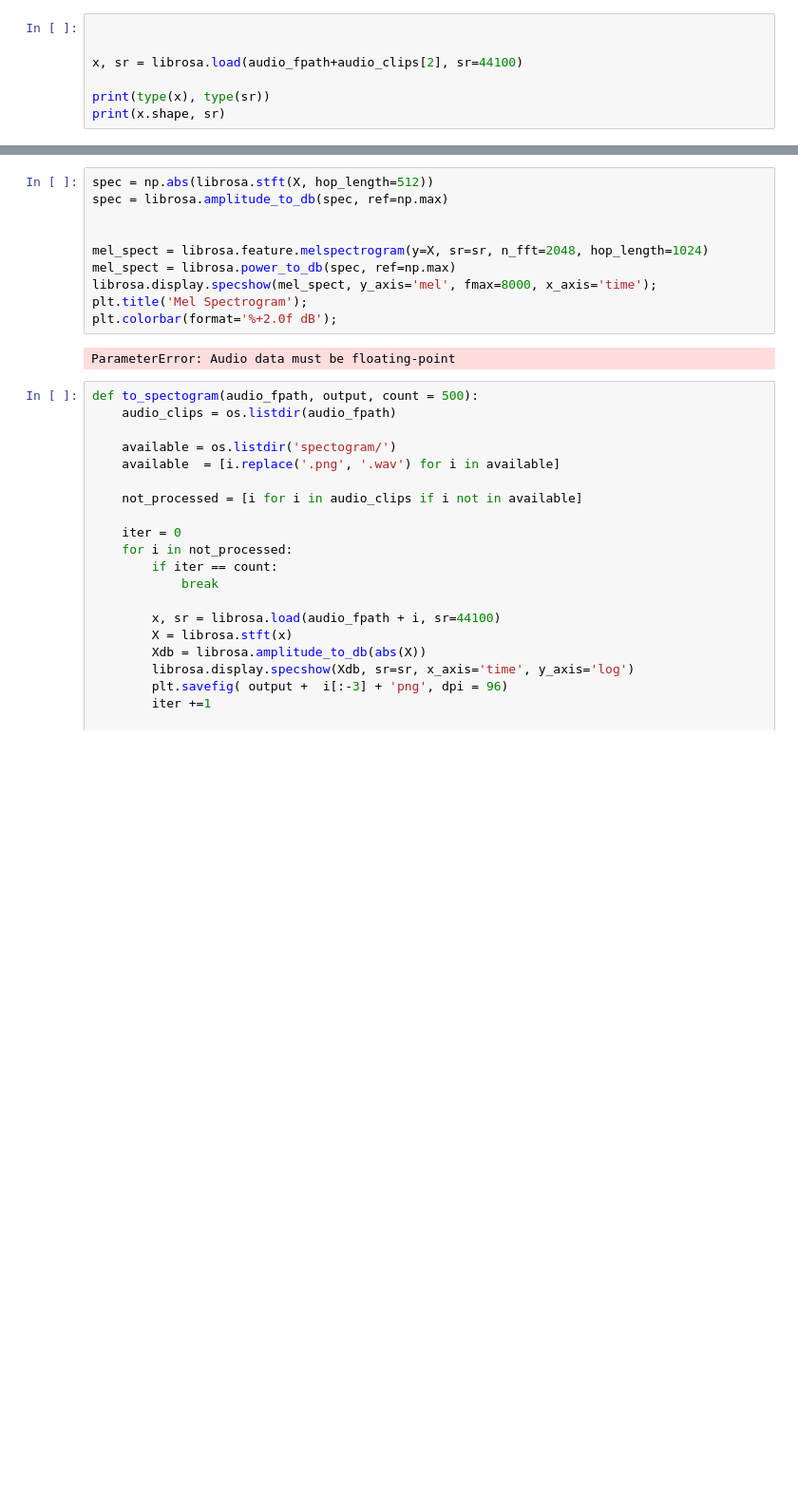
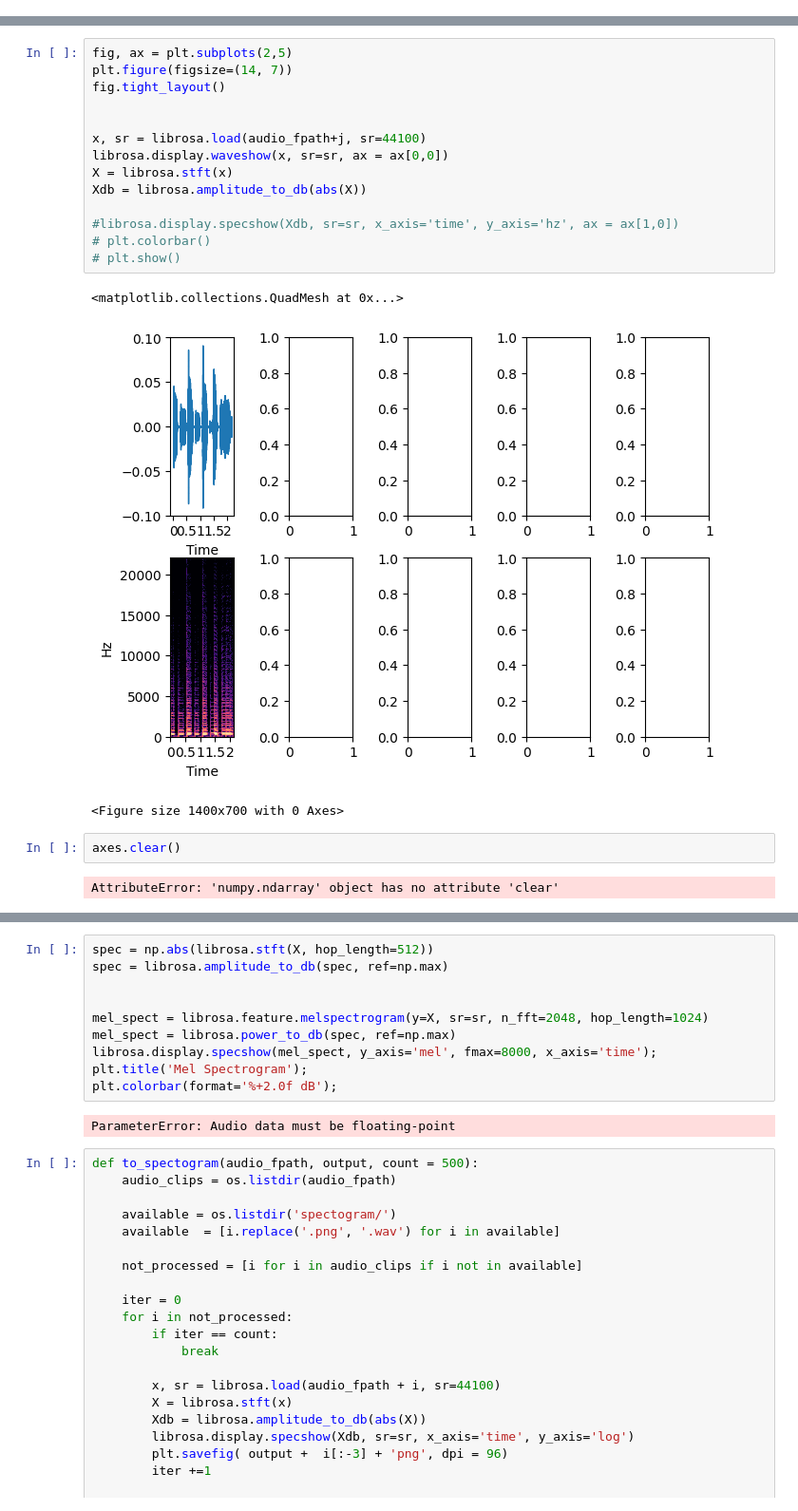
Before and after one commit to derSchmetterling/chord_recognition, a Jupyter notebook: spectogram.ipynb, the cells around one changed output, grey strips where cells are left out. Shown at 95% size. Cells and saved outputs as stored; diff of their text form; blank space fills up the shorter version.

Commit message:
adds spectogram and frequency plot for example of chords

```diff
--- a/spectogram.ipynb
+++ b/spectogram.ipynb
@@ -25,7 +34,0 @@ audio_clips = os.listdir(audio_fpath)
-# %%
-
-
-x, sr = librosa.load(audio_fpath+audio_clips[2], sr=44100)
-
-print(type(x), type(sr))
-print(x.shape, sr)
@@ -34,0 +50,22 @@ print(x.shape, sr)
+# %%
+fig, ax = plt.subplots(2,5)
+plt.figure(figsize=(14, 7))
+fig.tight_layout()
+
+
+x, sr = librosa.load(audio_fpath+j, sr=44100)
+librosa.display.waveshow(x, sr=sr, ax = ax[0,0])
+X = librosa.stft(x)
+Xdb = librosa.amplitude_to_db(abs(X))
+
+#librosa.display.specshow(Xdb, sr=sr, x_axis='time', y_axis='hz', ax = ax[1,0])
+# plt.colorbar()
+# plt.show()
+# %% [output]
+<matplotlib.collections.QuadMesh at 0x...>
+[figure, added]
+<Figure size 1400x700 with 0 Axes>
+# %%
+axes.clear()
+# %% [output]
+AttributeError: 'numpy.ndarray' object has no attribute 'clear'
```
Also changed, not shown: parts of 16 cells of this notebook.
